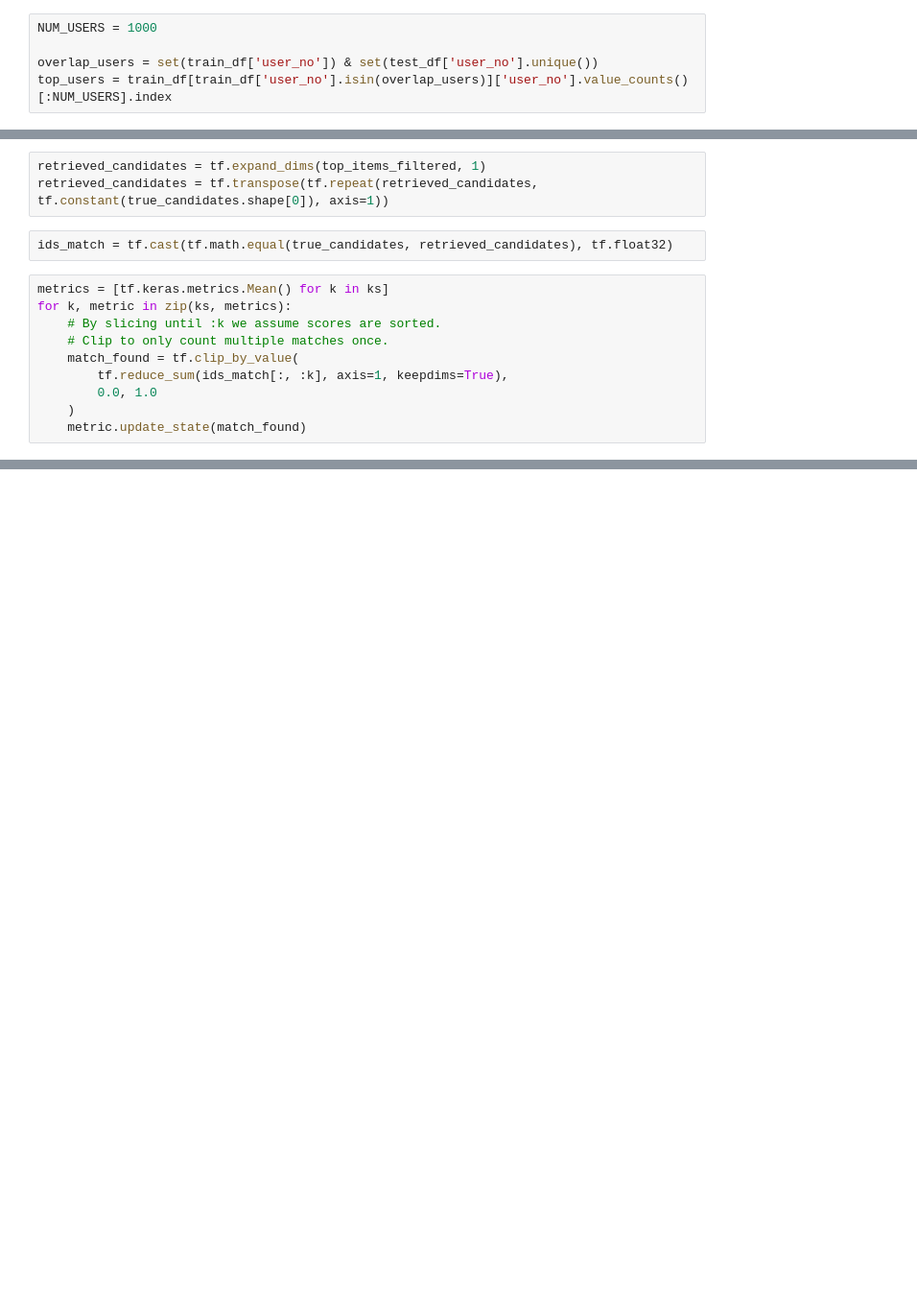
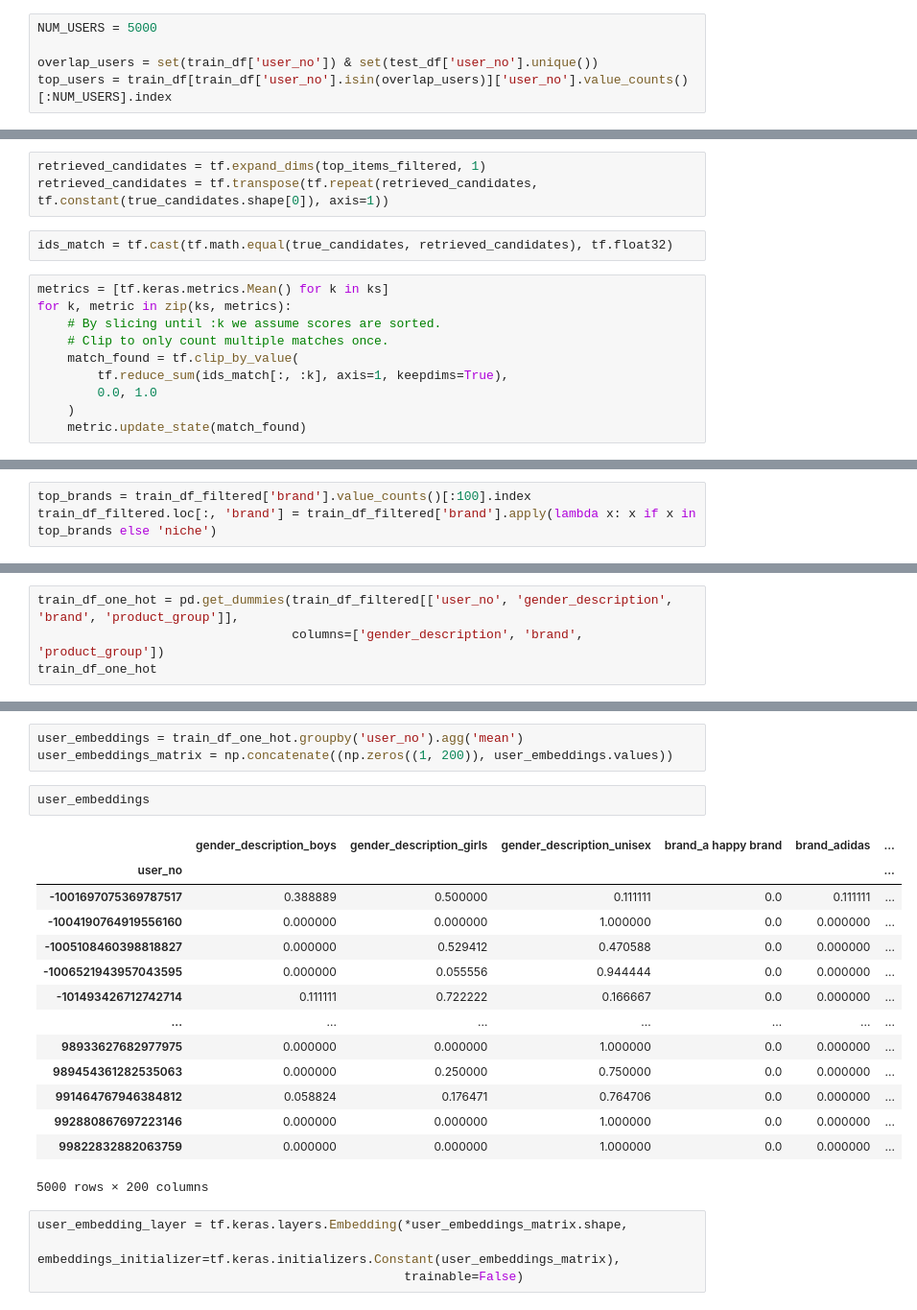
Before and after one commit to msvensson222/tfrs-retail-example, a Jupyter notebook: TFRS_Demo.ipynb, the cells around one changed output, grey strips where cells are left out. Shown at 96% size. Cells and saved outputs as stored; diff of their text form; blank space fills up the shorter version.

```diff
--- a/TFRS_Demo.ipynb
+++ b/TFRS_Demo.ipynb
@@ -54,7 +54,7 @@ read in data that is ready-to-go.
 Create **two** versions of the dataset (abbreviated and full) so that we can run on CPU and GPU
 </div>
 # %%
-NUM_USERS = 1000
+NUM_USERS = 5000
 
 overlap_users = set(train_df['user_no']) & set(test_df['user_no'].unique())
 top_users = train_df[train_df['user_no'].isin(overlap_users)]['user_no'].value_counts()[:NUM_USERS].index
@@ -433,0 +439,3 @@ tf.Tensor(0.061, shape=(), dtype=float32)
+# %%
+top_brands = train_df_filtered['brand'].value_counts()[:100].index
+train_df_filtered.loc[:, 'brand'] = train_df_filtered['brand'].apply(lambda x: x if x in top_brands else 'niche')
@@ -433,0 +464,4 @@ tf.Tensor(0.061, shape=(), dtype=float32)
+# %%
+train_df_one_hot = pd.get_dummies(train_df_filtered[['user_no', 'gender_description', 'brand', 'product_group']],
+                                  columns=['gender_description', 'brand', 'product_group'])
+train_df_one_hot
@@ -433,0 +482,24 @@ tf.Tensor(0.061, shape=(), dtype=float32)
+# %%
+user_embeddings = train_df_one_hot.groupby('user_no').agg('mean')
+user_embeddings_matrix = np.concatenate((np.zeros((1, 200)), user_embeddings.values))
+# %%
+user_embeddings
+# %% [output]
+|  | gender_description_boys | gender_description_girls | gender_description_unisex | brand_a happy brand | brand_adidas | ... |
+| user_no |  |  |  |  |  | ... |
+| -1001697075369787517 | 0.388889 | 0.500000 | 0.111111 | 0.0 | 0.111111 | ... |
+| -1004190764919556160 | 0.000000 | 0.000000 | 1.000000 | 0.0 | 0.000000 | ... |
+| -1005108460398818827 | 0.000000 | 0.529412 | 0.470588 | 0.0 | 0.000000 | ... |
+| -1006521943957043595 | 0.000000 | 0.055556 | 0.944444 | 0.0 | 0.000000 | ... |
+| -101493426712742714 | 0.111111 | 0.722222 | 0.166667 | 0.0 | 0.000000 | ... |
+| ... | ... | ... | ... | ... | ... | ... |
+| 98933627682977975 | 0.000000 | 0.000000 | 1.000000 | 0.0 | 0.000000 | ... |
+| 989454361282535063 | 0.000000 | 0.250000 | 0.750000 | 0.0 | 0.000000 | ... |
+| 991464767946384812 | 0.058824 | 0.176471 | 0.764706 | 0.0 | 0.000000 | ... |
+| 992880867697223146 | 0.000000 | 0.000000 | 1.000000 | 0.0 | 0.000000 | ... |
+| 99822832882063759 | 0.000000 | 0.000000 | 1.000000 | 0.0 | 0.000000 | ... |
+5000 rows × 200 columns
+# %%
+user_embedding_layer = tf.keras.layers.Embedding(*user_embeddings_matrix.shape,
+                                                 embeddings_initializer=tf.keras.initializers.Constant(user_embeddings_matrix),
+                                                 trainable=False)
```
Also changed, not shown: parts of 28 cells of this notebook.
